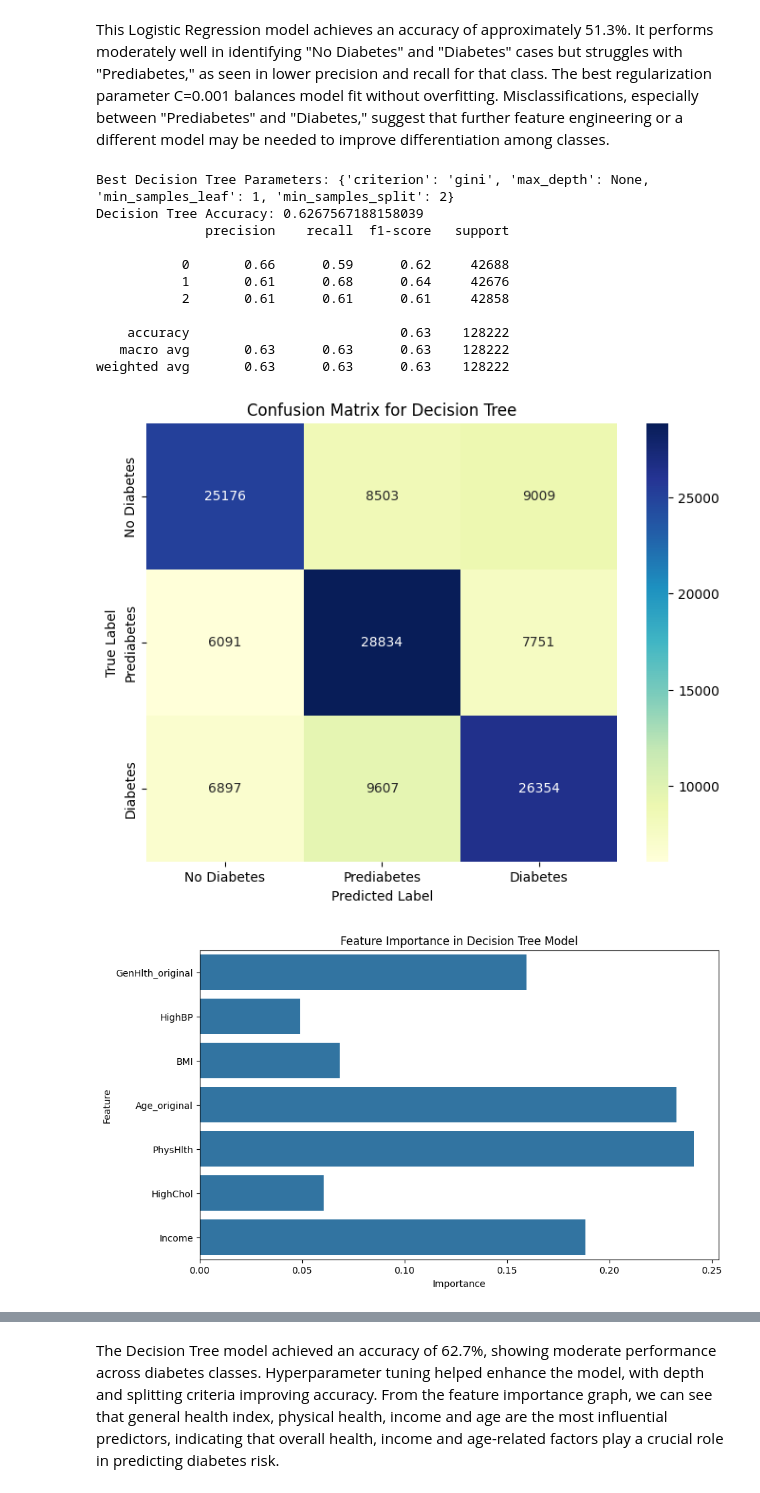
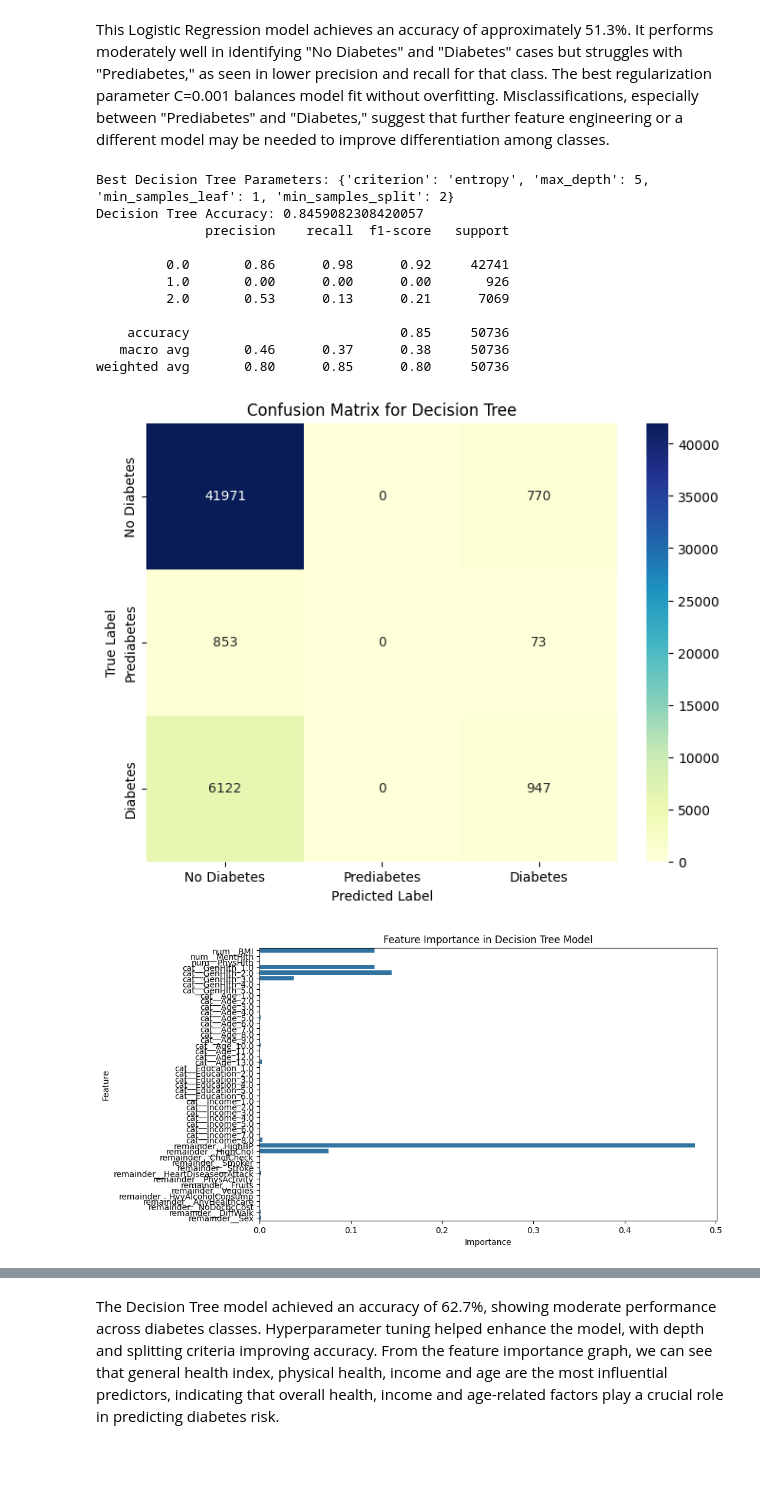
Before and after one commit to djordjeivanovic11/109a_project, a Jupyter notebook: new_project/milestone_new.ipynb, the cells around one changed output, grey strips where cells are left out. Saved outputs shown, nothing was run; the diff lists cells and outputs as text; code cells hidden in the pictures; blank space fills up the shorter version.

```diff
--- a/new_project/milestone_new.ipynb
+++ b/new_project/milestone_new.ipynb
@@ -625,20 +767,25 @@ KeyboardInterrupt:
 # %% [markdown]
 The model achieves an overall accuracy of 59%, meaning it correctly predicts diabetes status slightly over half the time. Its recall, particularly for classes representing prediabetes is moderate but not high, indicating it misses a substantial number of actual diabetes and non-diabetes cases. This performance could be due to overlapping features between classes, where factors like general health, blood pressure, and BMI may not provide enough distinct information for clear class separation.
 # %%
-X_train, X_test, y_train, y_test = train_test_split(X, y, test_size=0.2, random_state=42)
 logistic = LogisticRegression(max_iter=1000, random_state=42)
 
 param_grid = {'C': [0.001, 0.01, 0.1, 1, 10, 100]}
+
+# Grid search
 grid_search_logistic = GridSearchCV(logistic, param_grid, cv=5, scoring='accuracy')
-grid_search_logistic.fit(X_train, y_train)
+grid_search_logistic.fit(X_train_processed_df, y_train)
+
+# Best model and predictions
 best_logistic = grid_search_logistic.best_estimator_
-y_pred_logistic = best_logistic.predict(X_test)
+y_pred_logistic = best_logistic.predict(X_test_processed_df)
 
+# Results and confusion matrix
 print("Best Logistic Regression Parameters:", grid_search_logistic.best_params_)
 print("Logistic Regression Accuracy:", accuracy_score(y_test, y_pred_logistic))
 print(classification_report(y_test, y_pred_logistic))
 
 conf_matrix = confusion_matrix(y_test, y_pred_logistic)
+
 plt.figure(figsize=(8, 6))
 sns.heatmap(conf_matrix, annot=True, fmt="d", cmap="Blues", xticklabels=['No Diabetes', 'Prediabetes', 'Diabetes'],
             yticklabels=['No Diabetes', 'Prediabetes', 'Diabetes'])
@@ -674,8 +895,6 @@ weighted avg       0.51      0.51      0.51    128222
 # %% [markdown]
 This Logistic Regression model achieves an accuracy of approximately 51.3%. It performs moderately well in identifying "No Diabetes" and "Diabetes" cases but struggles with "Prediabetes," as seen in lower precision and recall for that class. The best regularization parameter C=0.001 balances model fit without overfitting. Misclassifications, especially between "Prediabetes" and "Diabetes," suggest that further feature engineering or a different model may be needed to improve differentiation among classes.
 # %%
-from sklearn.tree import DecisionTreeClassifier
-from itertools import combinations
 tree = DecisionTreeClassifier(random_state=42)
 
 # Set up hyperparameters for tuning
@@ -687,10 +906,10 @@ param_grid = {
 }
 
 grid_search_tree = GridSearchCV(tree, param_grid, cv=5, scoring='accuracy')
-grid_search_tree.fit(X_train, y_train)
+grid_search_tree.fit(X_train_processed_df, y_train)
 
 best_tree = grid_search_tree.best_estimator_
-y_pred_tree = best_tree.predict(X_test)
+y_pred_tree = best_tree.predict(X_test_processed_df)
 
 print("Best Decision Tree Parameters:", grid_search_tree.best_params_)
 print("Decision Tree Accuracy:", accuracy_score(y_test, y_pred_tree))
@@ -703,44 +922,43 @@ sns.heatmap(conf_matrix, annot=True, fmt="d", cmap="YlGnBu", xticklabels=['No Di
 plt.xlabel('Predicted Label')
 plt.ylabel('True Label')
 plt.title('Confusion Matrix for Decision Tree')
 plt.show()
 
-
 feature_importances = best_tree.feature_importances_
 plt.figure(figsize=(10, 6))
-sns.barplot(x=feature_importances, y=predictors)
+sns.barplot(x=feature_importances, y=X_train_processed_df.columns)
 plt.title('Feature Importance in Decision Tree Model')
 plt.xlabel('Importance')
 plt.ylabel('Feature')
 plt.show()
 
 # Plot accuracy vs depth
 depths = [5, 10, 15, 20, 25]
 accuracies = []
 for depth in depths:
     model = DecisionTreeClassifier(max_depth=depth, random_state=42)
-    model.fit(X_train, y_train)
-    y_pred = model.predict(X_test)
+    model.fit(X_train_processed_df, y_train)
+    y_pred = model.predict(X_test_processed_df)
     accuracies.append(accuracy_score(y_test, y_pred))
 
 plt.figure(figsize=(10, 6))
 plt.plot(depths, accuracies, marker='o', linestyle='-')
 plt.xlabel('Tree Depth')
 plt.ylabel('Accuracy')
 plt.title('Decision Tree Accuracy for Different Depths')
 plt.grid(True)
 plt.show()
 # %% [output]
-Best Decision Tree Parameters: {'criterion': 'gini', 'max_depth': None, 'min_samples_leaf': 1, 'min_samples_split': 2}
-Decision Tree Accuracy: 0.6267567188158039
+Best Decision Tree Parameters: {'criterion': 'entropy', 'max_depth': 5, 'min_samples_leaf': 1, 'min_samples_split': 2}
+Decision Tree Accuracy: 0.8459082308420057
               precision    recall  f1-score   support
 
-           0       0.66      0.59      0.62     42688
-           1       0.61      0.68      0.64     42676
-           2       0.61      0.61      0.61     42858
+         0.0       0.86      0.98      0.92     42741
+         1.0       0.00      0.00      0.00       926
+         2.0       0.53      0.13      0.21      7069
 
-    accuracy                           0.63    128222
-   macro avg       0.63      0.63      0.63    128222
-weighted avg       0.63      0.63      0.63    128222
+    accuracy                           0.85     50736
+   macro avg       0.46      0.37      0.38     50736
+weighted avg       0.80      0.85      0.80     50736
-[figure, old version]
+[figure, new version]
-[figure, old version]
+[figure, new version]
```
Also changed, not shown: parts of 34 cells of this notebook, 2 other files.
